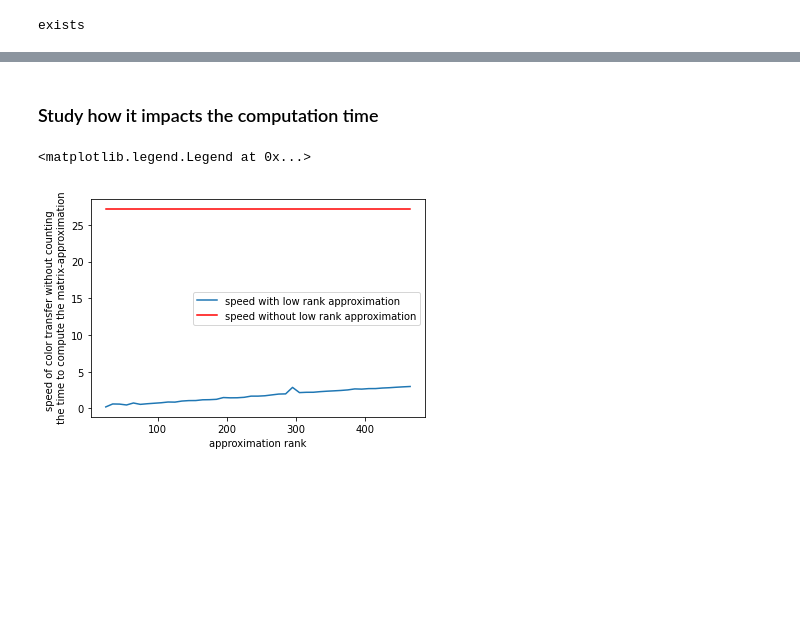
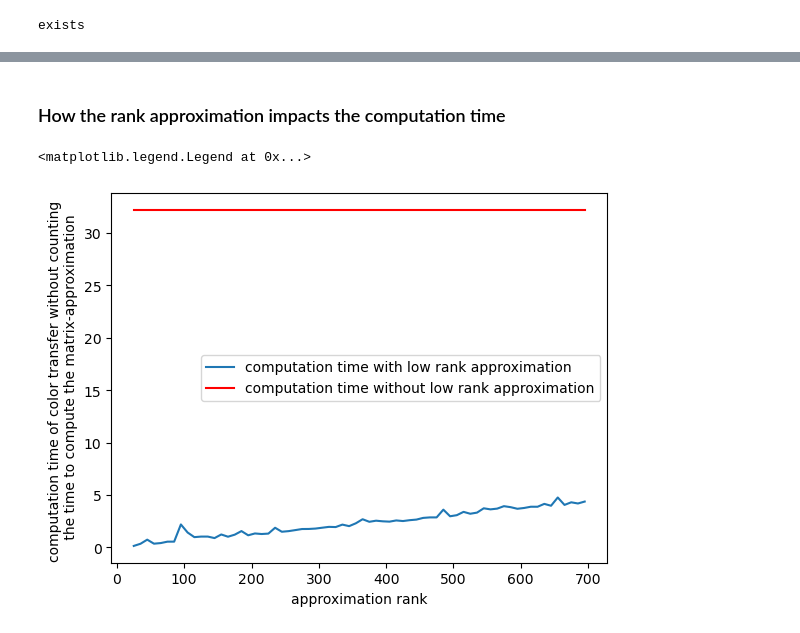
Before and after one commit to Benoit-Muller/Low_Rank_Approximation_Techniques_Project, a Jupyter notebook: main.ipynb, the cells around one changed output, grey strips where cells are left out. Cells and saved outputs as stored; diff of their text form; code cells hidden in the pictures; blank space fills up the shorter version.

```diff
--- a/main.ipynb
+++ b/main.ipynb
@@ -112,7 +109,7 @@ def running ():
     [u,v,W,err] = sinkhorn(K,Kt,p,q,delta,maxtime=60)
     P_full= u*Kmat*v.T
 
-    it=np.arange(25,rank_K_mat+70, 10) #adding 7 values above the rank of K_mat to study how things behave when,
+    it=np.arange(25,rank_K_mat+300, 10) #adding 7 values above the rank of K_mat to study how things behave when
     #we're using a rank approximation higher than the rank of Kmat
 
     for k in it:
@@ -214,5 +213,5 @@ for P in list_coupling:
 # %% [markdown]
-### Study how it impacts the computation time
+### How the rank approximation impacts the computation time
 # %%
 Start=time.time()
 sinkhorn(K,Kt,p,q,delta,maxtime=60)
@@ -221,12 +220,12 @@ execution_list=[execution]*len(it)
 # %%
 plt.plot(it, list_time_wtout_SVD)
 plt.plot(it, execution_list, color='r')
-plt.ylabel('speed of color transfer without counting \n the time to compute the matrix-approximation')
+plt.ylabel('computation time of color transfer without counting \n the time to compute the matrix-approximation')
 plt.xlabel('approximation rank')
-plt.legend(labels=['speed with low rank approximation', 'speed without low rank approximation'])
+plt.legend(labels=['computation time with low rank approximation', 'computation time without low rank approximation'])
 # %% [output]
 <matplotlib.legend.Legend at 0x...>
-[figure, old version]
+[figure, new version]
 # %%
 plt.plot(it, list_time_with_SVD)
 plt.plot(it, execution_list, color='r')
```
Also changed, not shown: parts of 12 cells of this notebook, 3 other files.
